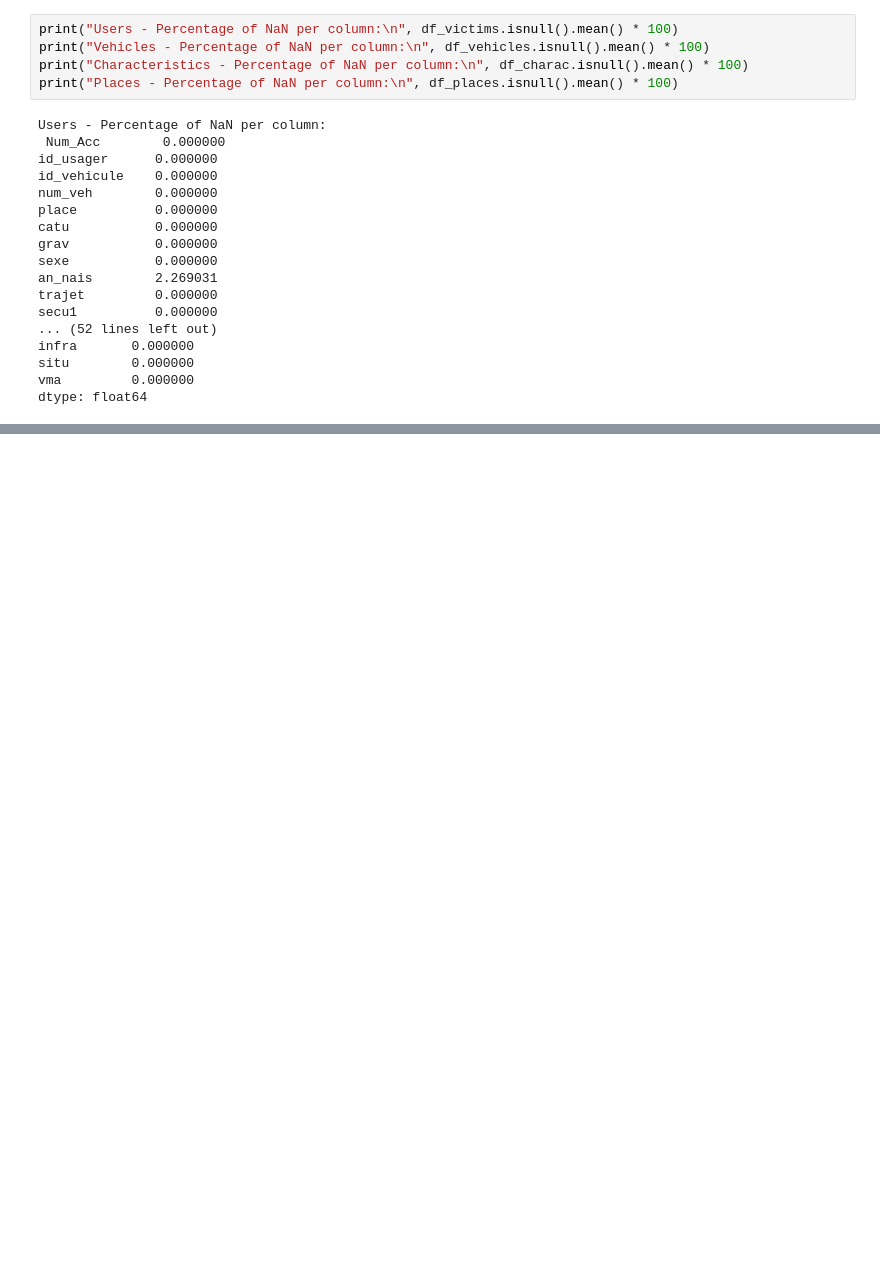
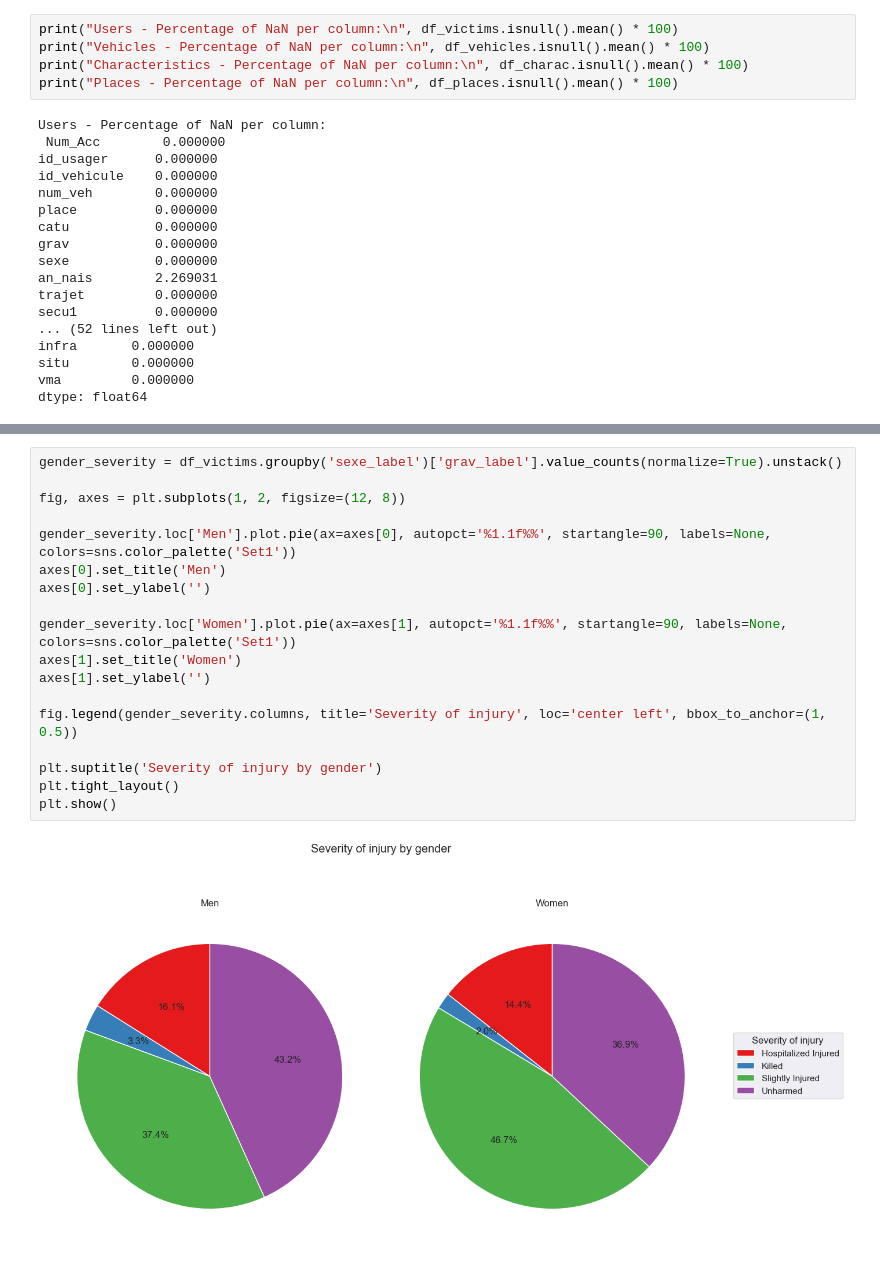
Before and after one commit to malools/french-road-accidents, a Jupyter notebook: eda.ipynb, the cells around one changed output, grey strips where cells are left out. Cells and saved outputs as stored; diff of their text form; blank space fills up the shorter version.

```diff
--- a/eda.ipynb
+++ b/eda.ipynb
@@ -98,0 +155,20 @@ dtype: float64
+# %%
+gender_severity = df_victims.groupby('sexe_label')['grav_label'].value_counts(normalize=True).unstack()
+
+fig, axes = plt.subplots(1, 2, figsize=(12, 8))
+
+gender_severity.loc['Men'].plot.pie(ax=axes[0], autopct='%1.1f%%', startangle=90, labels=None, colors=sns.color_palette('Set1'))
+axes[0].set_title('Men')
+axes[0].set_ylabel('')
+
+gender_severity.loc['Women'].plot.pie(ax=axes[1], autopct='%1.1f%%', startangle=90, labels=None, colors=sns.color_palette('Set1'))
+axes[1].set_title('Women')
+axes[1].set_ylabel('')
+
+fig.legend(gender_severity.columns, title='Severity of injury', loc='center left', bbox_to_anchor=(1, 0.5))
+
+plt.suptitle('Severity of injury by gender')
+plt.tight_layout()
+plt.show()
+# %% [output]
+[figure, added]
```
Also changed, not shown: parts of 11 cells of this notebook, 1 other file.
